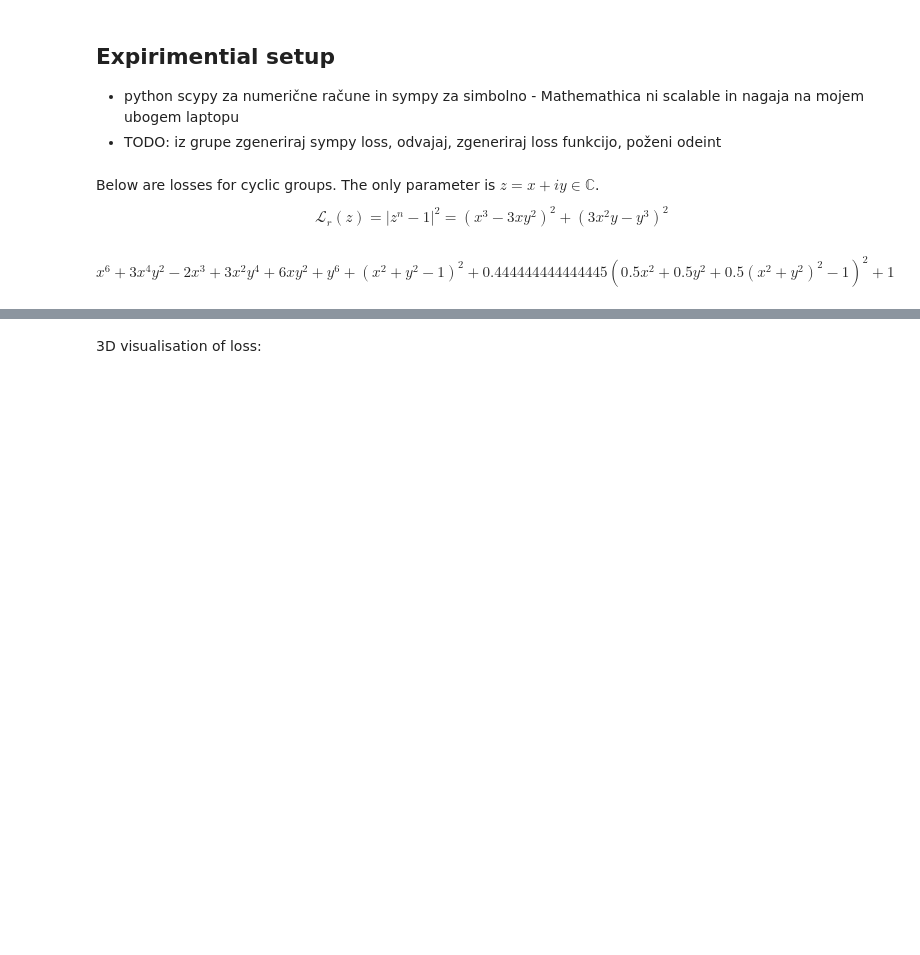
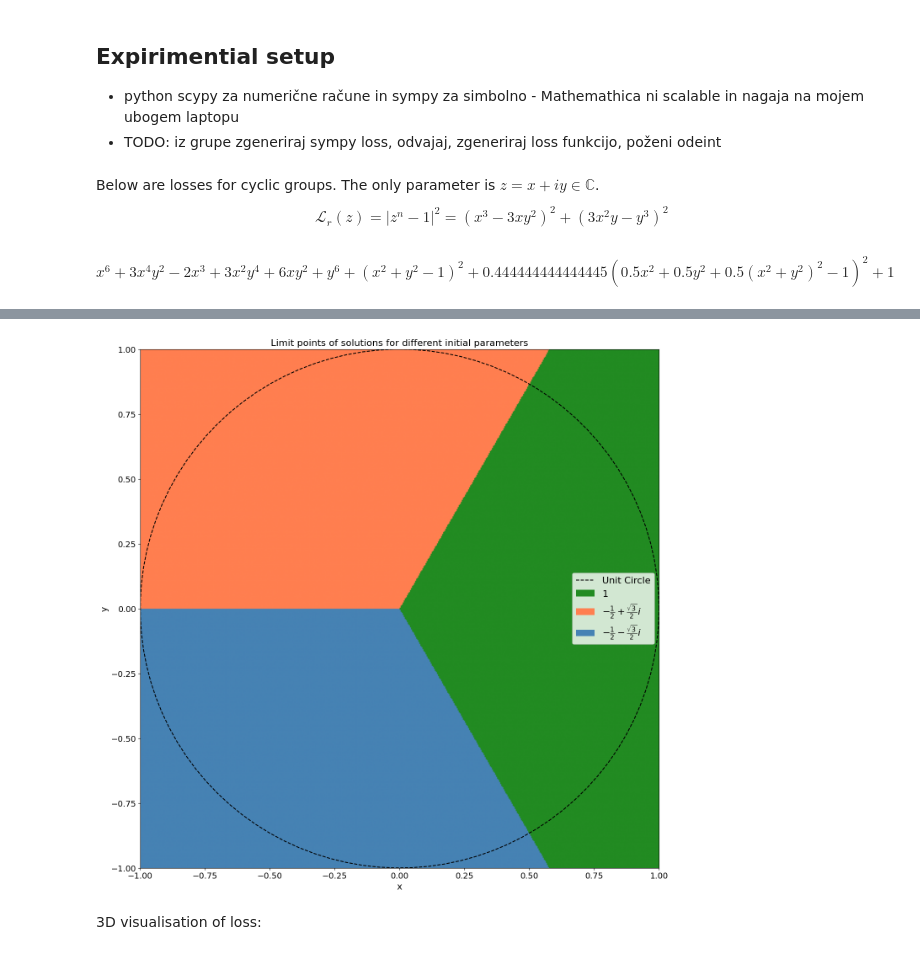
Before and after one commit to urhprimozic/gofi, a Jupyter notebook: gofi/ode/equation_generation/cyclic_groups.ipynb, the cells around one changed output, grey strips where cells are left out. Drawn from its saved outputs; the diff is of its cells as text; code cells hidden in the pictures; blank space fills up the shorter version.

```diff
--- a/gofi/ode/equation_generation/cyclic_groups.ipynb
+++ b/gofi/ode/equation_generation/cyclic_groups.ipynb
@@ -135,3 +123,57 @@ plt.show()
+# %%
+#recolor the grid
+def extract_color(z):
+    mask = np.array([0, 120, -120])
+    differences = (mask - z)**2
+    return float(np.argmin(differences))
+
+color_values = np.apply_along_axis(extract_color, 2, grid)
+#color_values = np.reshape(color_values, (color_values.shape[0], color_values.shape[1], 1))
+# %%
+plt.figure(figsize=(16, 16))
+import matplotlib.patches as mpatches
+from matplotlib.colors import ListedColormap
+from matplotlib.patches import Patch
+
+
+
+color1 = 'forestgreen'
+color2 = 'coral'
+color3 = 'steelblue'
+colors = [color1, color2, color3]  # map 1→red, 2→green, 3→blue
+cmap = ListedColormap(colors)
+# plot the grid
+plt.imshow(color_values, cmap=cmap, extent=(min_param, max_param, min_param, max_param), origin='lower')
+
+
+legend_elements = [
+    Patch(facecolor=color1, label=r'$1$'),
+    Patch(facecolor=color2, label=r'$-\frac{1}{2} + \frac{\sqrt{3}}{2}i$'),
+    Patch(facecolor=color3, label=r'$-\frac{1}{2} - \frac{\sqrt{3}}{2}i$')
+]
+
+
+#plt.legend(handles=[red_patch, blue_patch])
+
+# plot the unit circle
+plt.plot(np.cos(np.linspace(0, 2 * np.pi, 100)), np.sin(np.linspace(0, 2 * np.pi, 100)), 'k--', label='Unit Circle')
+#plt.legend(handles=legend_elements, loc='lower right')
+auto_handles, auto_labels = plt.gca().get_legend_handles_labels()
+
+# Combine and pass to legend
+all_handles = auto_handles + legend_elements
+all_labels = auto_labels + [h.get_label() for h in legend_elements]
+plt.legend(all_handles, all_labels, fontsize=16)
+
+
+plt.title('Limit points of solutions for different initial parameters', fontsize=16)
+plt.xlabel('x', fontsize=15)
+plt.ylabel('y', fontsize=15)
+plt.xticks(fontsize=14)
+plt.yticks(fontsize=14)
+plt.show()
+# %% [output]
+[figure, added]
 # %% [markdown]
 3D visualisation of loss:
 # %%
```
Also changed, not shown: parts of 4 cells of this notebook, 19 other files.
